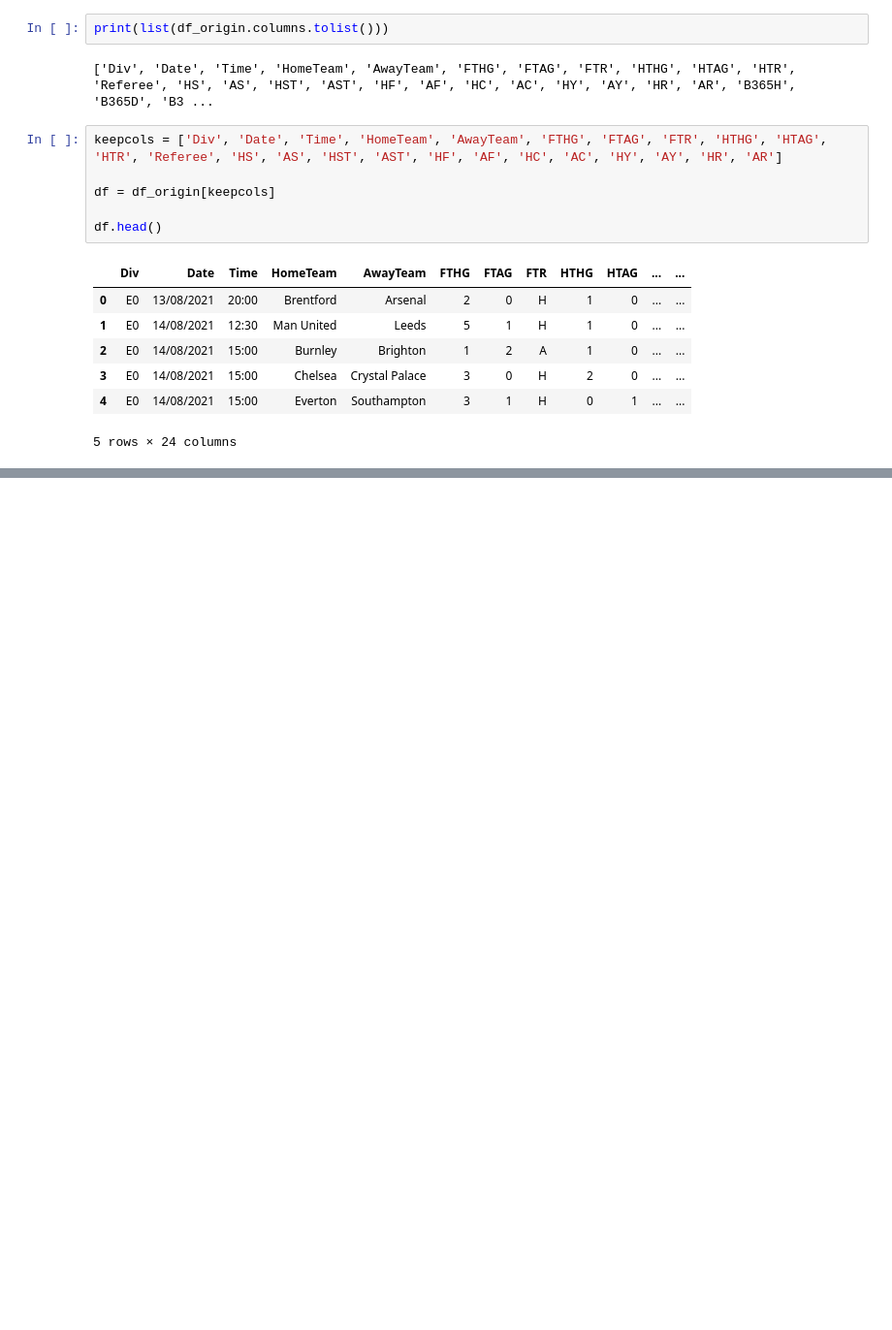
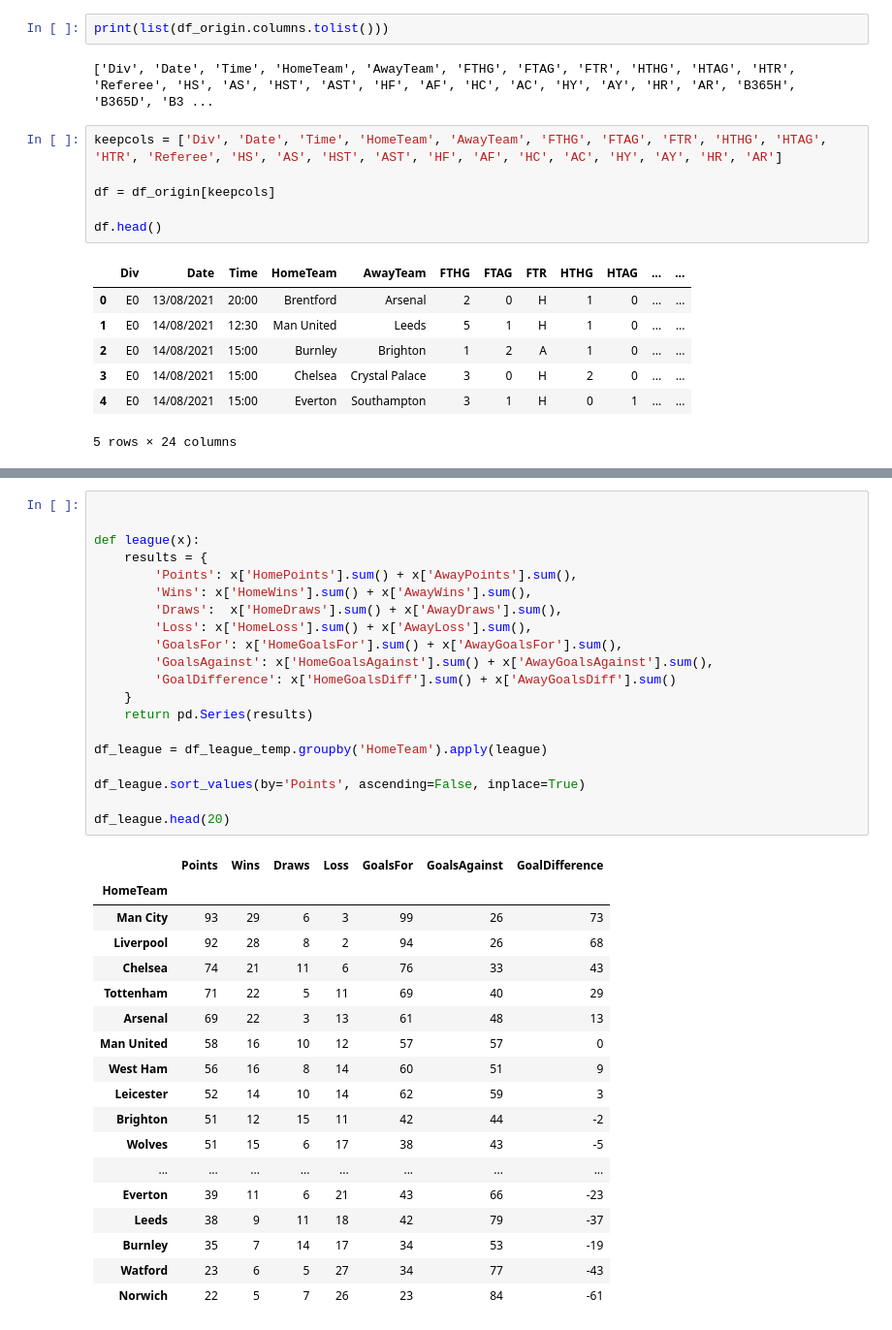
Before and after one commit to solstice035/footballdash, a Jupyter notebook: code/league.ipynb, the cells around one changed output, grey strips where cells are left out. Shown at 97% size. Drawn from its saved outputs; the diff is of its cells as text; blank space fills up the shorter version.

```diff
--- a/code/league.ipynb
+++ b/code/league.ipynb
@@ -79,0 +140,39 @@ See the caveats in the documentation: https://pandas.pydata.org/pandas-docs/stab
+# %%
+
+
+def league(x):
+    results = {
+        'Points': x['HomePoints'].sum() + x['AwayPoints'].sum(),
+        'Wins': x['HomeWins'].sum() + x['AwayWins'].sum(),
+        'Draws':  x['HomeDraws'].sum() + x['AwayDraws'].sum(),
+        'Loss': x['HomeLoss'].sum() + x['AwayLoss'].sum(),
+        'GoalsFor': x['HomeGoalsFor'].sum() + x['AwayGoalsFor'].sum(),
+        'GoalsAgainst': x['HomeGoalsAgainst'].sum() + x['AwayGoalsAgainst'].sum(),
+        'GoalDifference': x['HomeGoalsDiff'].sum() + x['AwayGoalsDiff'].sum()
+    }
+    return pd.Series(results)
+
+df_league = df_league_temp.groupby('HomeTeam').apply(league)
+
+df_league.sort_values(by='Points', ascending=False, inplace=True)
+
+df_league.head(20)
+# %% [output]
+|  | Points | Wins | Draws | Loss | GoalsFor | GoalsAgainst | GoalDifference |
+| HomeTeam |  |  |  |  |  |  |  |
+| Man City | 93 | 29 | 6 | 3 | 99 | 26 | 73 |
+| Liverpool | 92 | 28 | 8 | 2 | 94 | 26 | 68 |
+| Chelsea | 74 | 21 | 11 | 6 | 76 | 33 | 43 |
+| Tottenham | 71 | 22 | 5 | 11 | 69 | 40 | 29 |
+| Arsenal | 69 | 22 | 3 | 13 | 61 | 48 | 13 |
+| Man United | 58 | 16 | 10 | 12 | 57 | 57 | 0 |
+| West Ham | 56 | 16 | 8 | 14 | 60 | 51 | 9 |
+| Leicester | 52 | 14 | 10 | 14 | 62 | 59 | 3 |
+| Brighton | 51 | 12 | 15 | 11 | 42 | 44 | -2 |
+| Wolves | 51 | 15 | 6 | 17 | 38 | 43 | -5 |
+| ... | ... | ... | ... | ... | ... | ... | ... |
+| Everton | 39 | 11 | 6 | 21 | 43 | 66 | -23 |
+| Leeds | 38 | 9 | 11 | 18 | 42 | 79 | -37 |
+| Burnley | 35 | 7 | 14 | 17 | 34 | 53 | -19 |
+| Watford | 23 | 6 | 5 | 27 | 34 | 77 | -43 |
+| Norwich | 22 | 5 | 7 | 26 | 23 | 84 | -61 |
```
Also changed, not shown: parts of 3 cells of this notebook.
